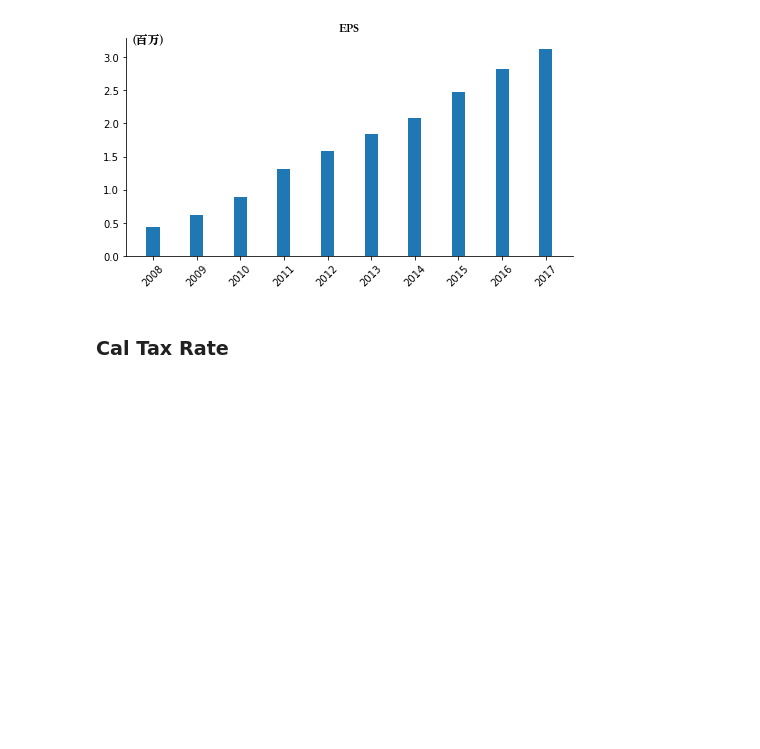
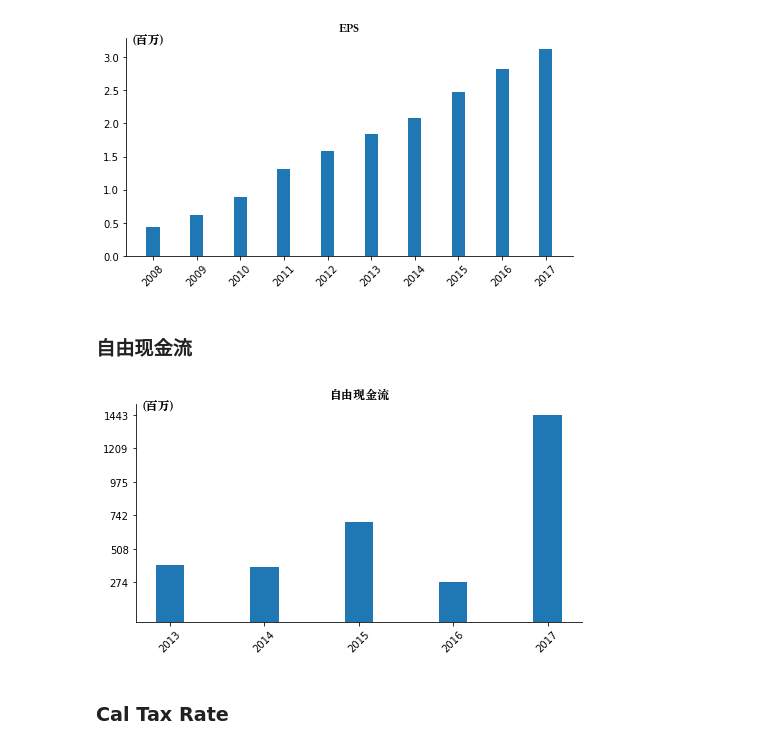
Before and after one commit to jpsiyu/stock-analysis, a Jupyter notebook: Step 11. Build A Business Module.ipynb, the cells around one changed output. Drawn from its saved outputs; the diff is of its cells as text; code cells hidden in the pictures; blank space fills up the shorter version.

```diff
--- a/Step 11. Build A Business Module.ipynb
+++ b/Step 11. Build A Business Module.ipynb
@@ -23,6 +20,12 @@ business.chartBookValue()
 business.chartEPS()
 # %% [output]
 [figure]
+# %% [markdown]
+###  自由现金流
+# %%
+business.chartFCF()
+# %% [output]
+[figure, added]
 # %% [markdown]
 ### Cal Tax Rate
 # %%
```
Also changed, not shown: parts of 7 cells of this notebook, 2 other files.
